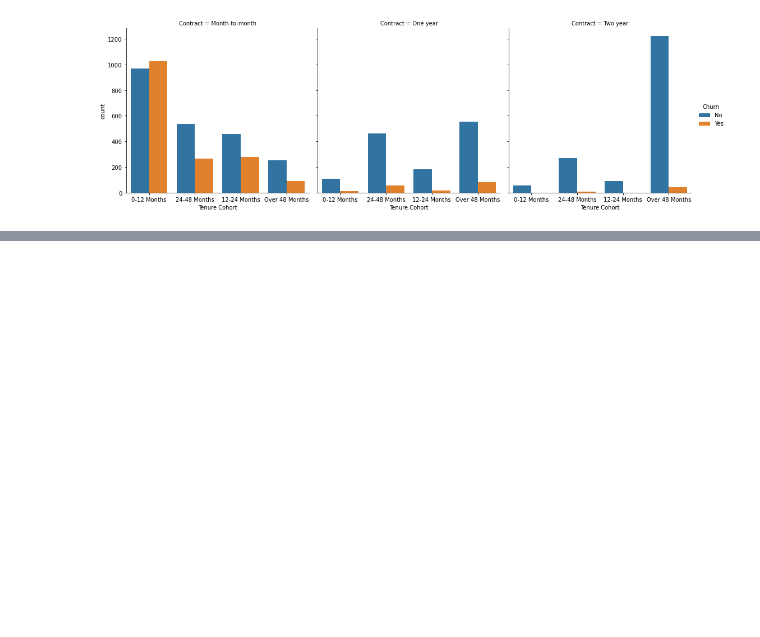
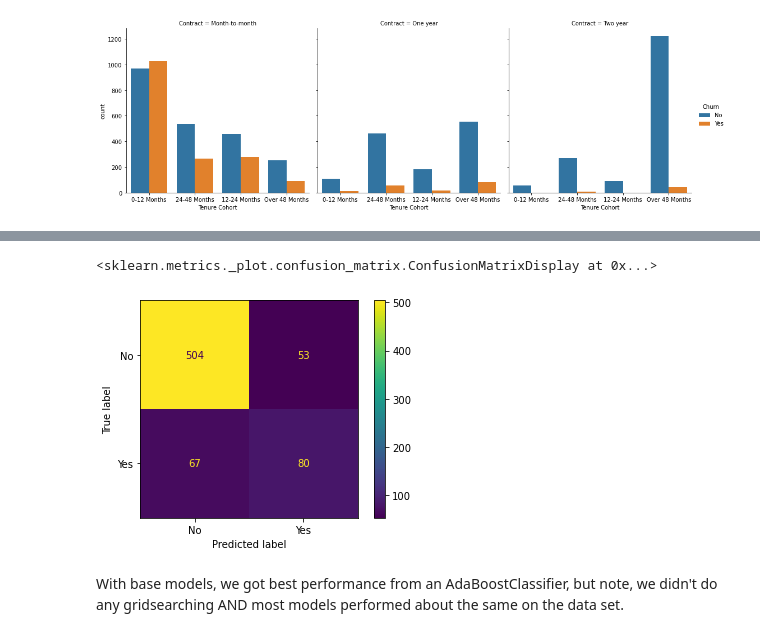
Before and after one commit to Gabrielle-Ribeiro/machine-learning-studies, a Jupyter notebook: customer churn - supervised learning project/Customer Churn.ipynb, the cells around one changed output, grey strips where cells are left out. Saved outputs shown, nothing was run; the diff lists cells and outputs as text; code cells hidden in the pictures; blank space fills up the shorter version.

```diff
--- a/customer churn - supervised learning project/Customer Churn.ipynb
+++ b/customer churn - supervised learning project/Customer Churn.ipynb
@@ -234,0 +328,2 @@ sns.catplot(data=df, x='Tenure Cohort', hue='Churn', kind='count',
+# %%
+adaboost_model = AdaBoostClassifier()
@@ -234,0 +349,7 @@ sns.catplot(data=df, x='Tenure Cohort', hue='Churn', kind='count',
+# %%
+plot_confusion_matrix(adaboost_model, X_test, y_test)
+# %% [output]
+<sklearn.metrics._plot.confusion_matrix.ConfusionMatrixDisplay at 0x...>
+[figure, added]
+# %% [markdown]
+With base models, we got best performance from an AdaBoostClassifier, but note, we didn't do any gridsearching AND most models performed about the same on the data set.
```
Also changed, not shown: parts of 34 cells of this notebook.
